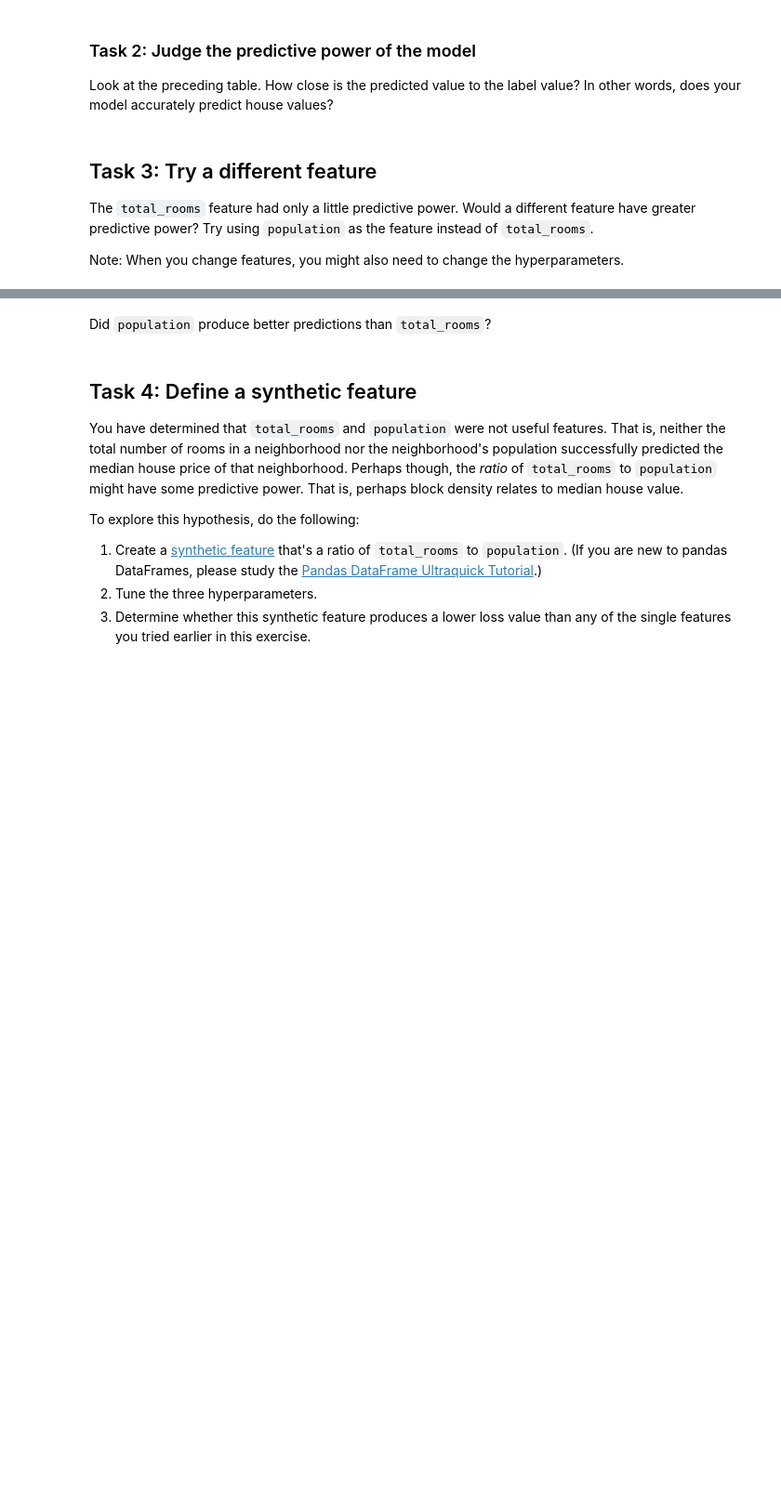
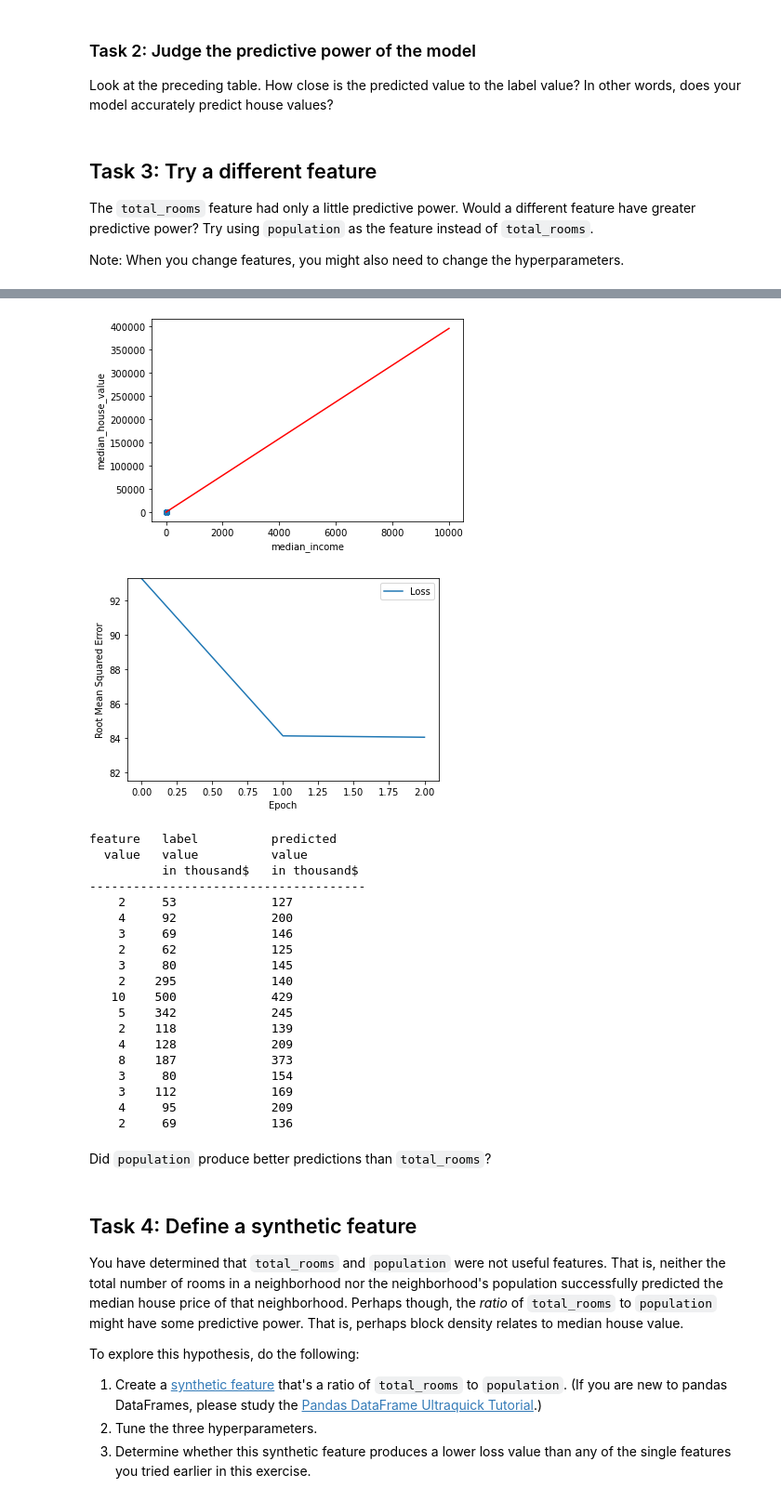
Before and after one commit to xinrui112/Machine-Learning, a Jupyter notebook: Machine-Learning-with-Scikit-Learn/Linear_Regression_with_a_Real_Dataset.ipynb, the cells around one changed output, grey strips where cells are left out. Shown: that part at 93% size. Cells and saved outputs as stored; diff of their text form; code cells hidden in the pictures; blank space fills up the shorter version.

```diff
--- a/Machine-Learning-with-Scikit-Learn/Linear_Regression_with_a_Real_Dataset.ipynb
+++ b/Machine-Learning-with-Scikit-Learn/Linear_Regression_with_a_Real_Dataset.ipynb
@@ -370,7 +370,7 @@ The `total_rooms` feature had only a little predictive power. Would a different
 
 Note: When you change features, you might also need to change the hyperparameters.
 # %%
-my_feature = "?"   # Replace the ? with population or possibly
+my_feature = "median_income"   # Replace the ? with population or possibly
                    # a different column name.
 
 # Experiment with the hyperparameters.
@@ -392,3 +397,24 @@ KeyError: '?'
+[figure, added]
+[figure, added]
+feature   label          predicted
+  value   value          value
+          in thousand$   in thousand$
+--------------------------------------
+    2     53             127
+    4     92             200
+    3     69             146
+    2     62             125
+    3     80             145
+    2    295             140
+   10    500             429
+    5    342             245
+    2    118             139
+    4    128             209
+    8    187             373
+    3     80             154
+    3    112             169
+    4     95             209
+    2     69             136
 # %%
 #@title Double-click to view a possible solution.
 
```
Also changed, not shown: parts of 4 cells of this notebook, 2 other files.
